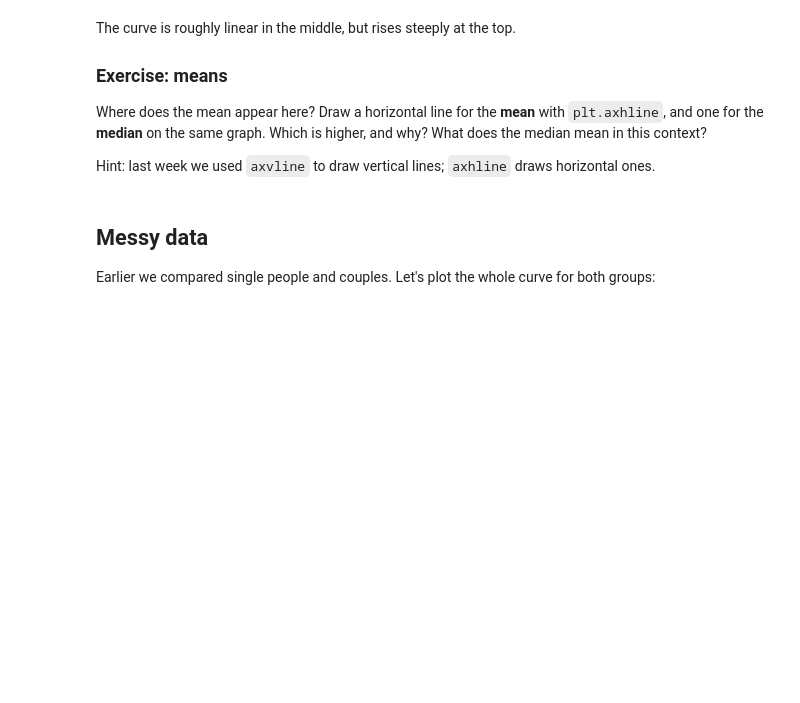
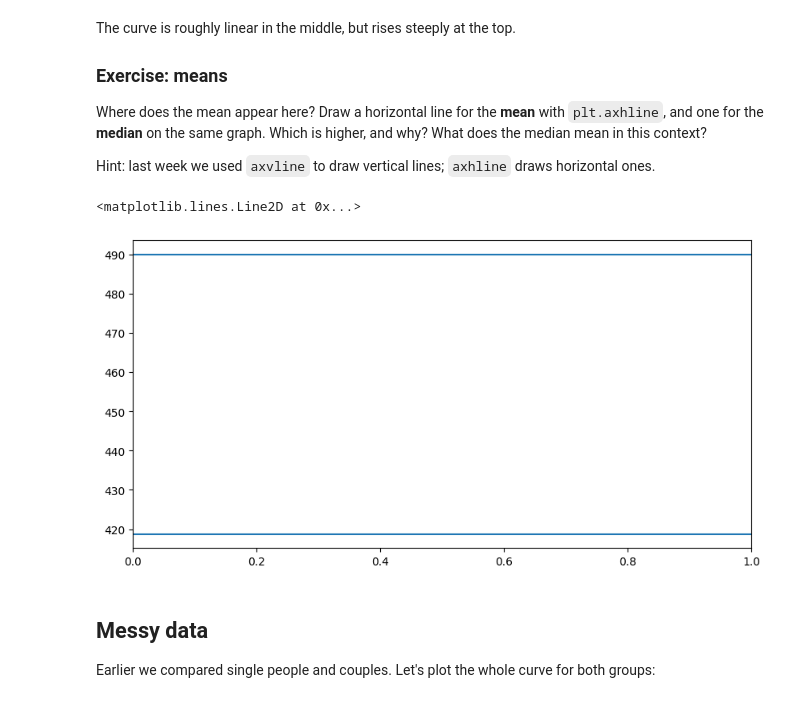
Before and after one commit to Sil-even/QM2, a Jupyter notebook: w02_pandas.ipynb, the cells around one changed output. Drawn from its saved outputs; the diff is of its cells as text; code cells hidden in the pictures; blank space fills up the shorter version.

```diff
--- a/w02_pandas.ipynb
+++ b/w02_pandas.ipynb
@@ -156,3 +168,13 @@ Hint: last week we used `axvline` to draw vertical lines; `axhline` draws horizo
+# %%
+from numpy import average
+import pandas as pd
+import matplotlib.pyplot as plt
+income = pd.read_csv("https://s3.eu-west-2.amazonaws.com/qm2/wk2/incomes.csv", index_col=0)
+plt.axhline(average(income['Net equivalised household income in 2010-11, week']))
+plt.axhline(income['Net equivalised household income in 2010-11, week'].loc[50])
+# %% [output]
+<matplotlib.lines.Line2D at 0x...>
+[figure, added]
 # %% [markdown]
 ## Messy data
 
```
Also changed, not shown: parts of 3 cells of this notebook.
